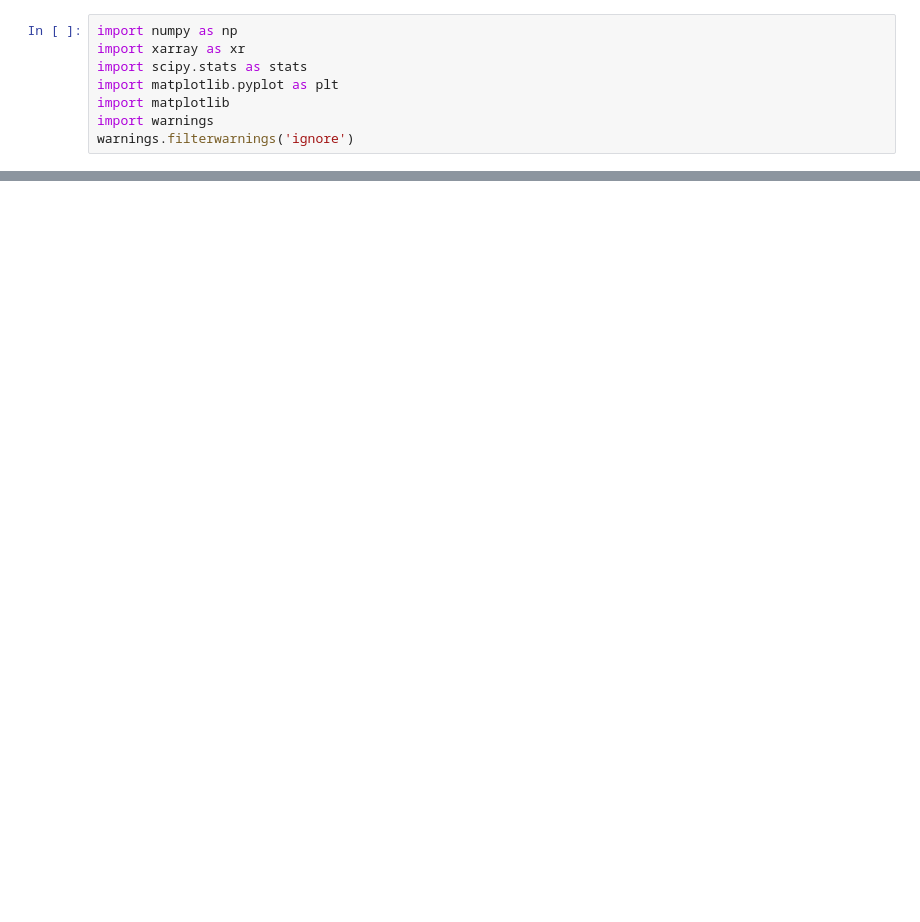
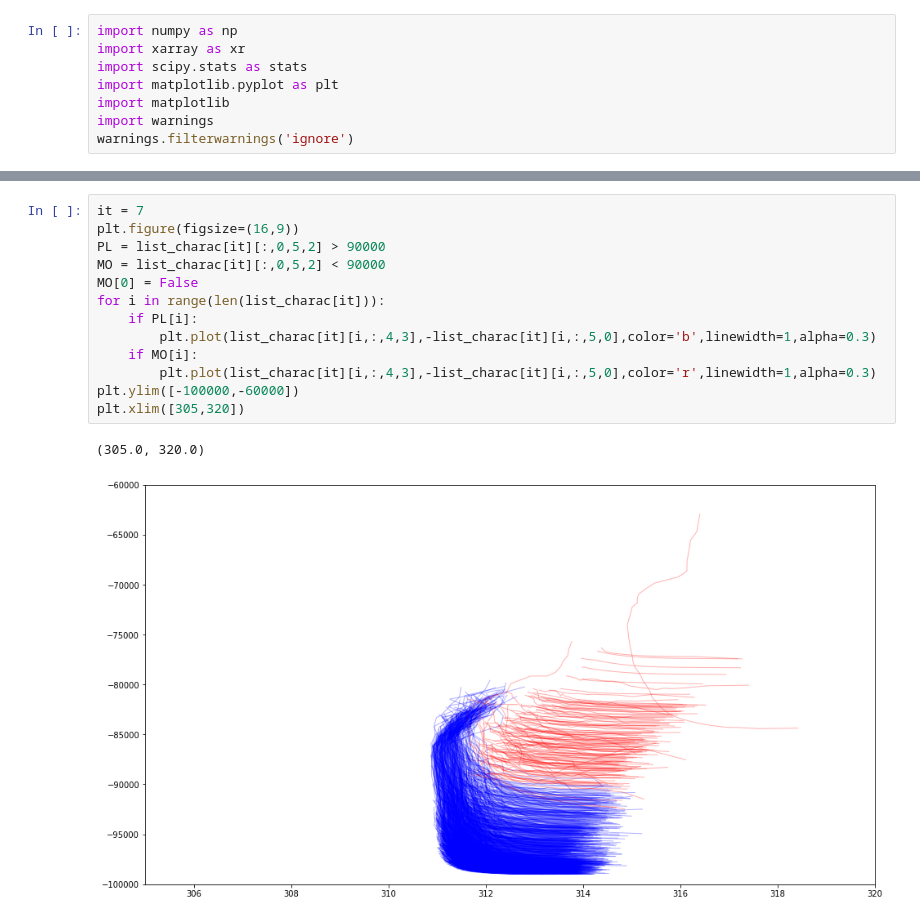
Before and after one commit to philinat/PhD, a Jupyter notebook: Objects_analysis.ipynb, the cells around one changed output, grey strips where cells are left out. Drawn from its saved outputs; the diff is of its cells as text; blank space fills up the shorter version.

```diff
--- a/Objects_analysis.ipynb
+++ b/Objects_analysis.ipynb
@@ -125,0 +175,16 @@ plt.xlim([0,6])
+# %%
+it = 7
+plt.figure(figsize=(16,9))
+PL = list_charac[it][:,0,5,2] > 90000
+MO = list_charac[it][:,0,5,2] < 90000
+MO[0] = False
+for i in range(len(list_charac[it])):
+    if PL[i]:
+        plt.plot(list_charac[it][i,:,4,3],-list_charac[it][i,:,5,0],color='b',linewidth=1,alpha=0.3)
+    if MO[i]:
+        plt.plot(list_charac[it][i,:,4,3],-list_charac[it][i,:,5,0],color='r',linewidth=1,alpha=0.3)
+plt.ylim([-100000,-60000])
+plt.xlim([305,320])
+# %% [output]
+(305.0, 320.0)
+[figure, added]
```
Also changed, not shown: parts of 7 cells of this notebook, 54 other files.
